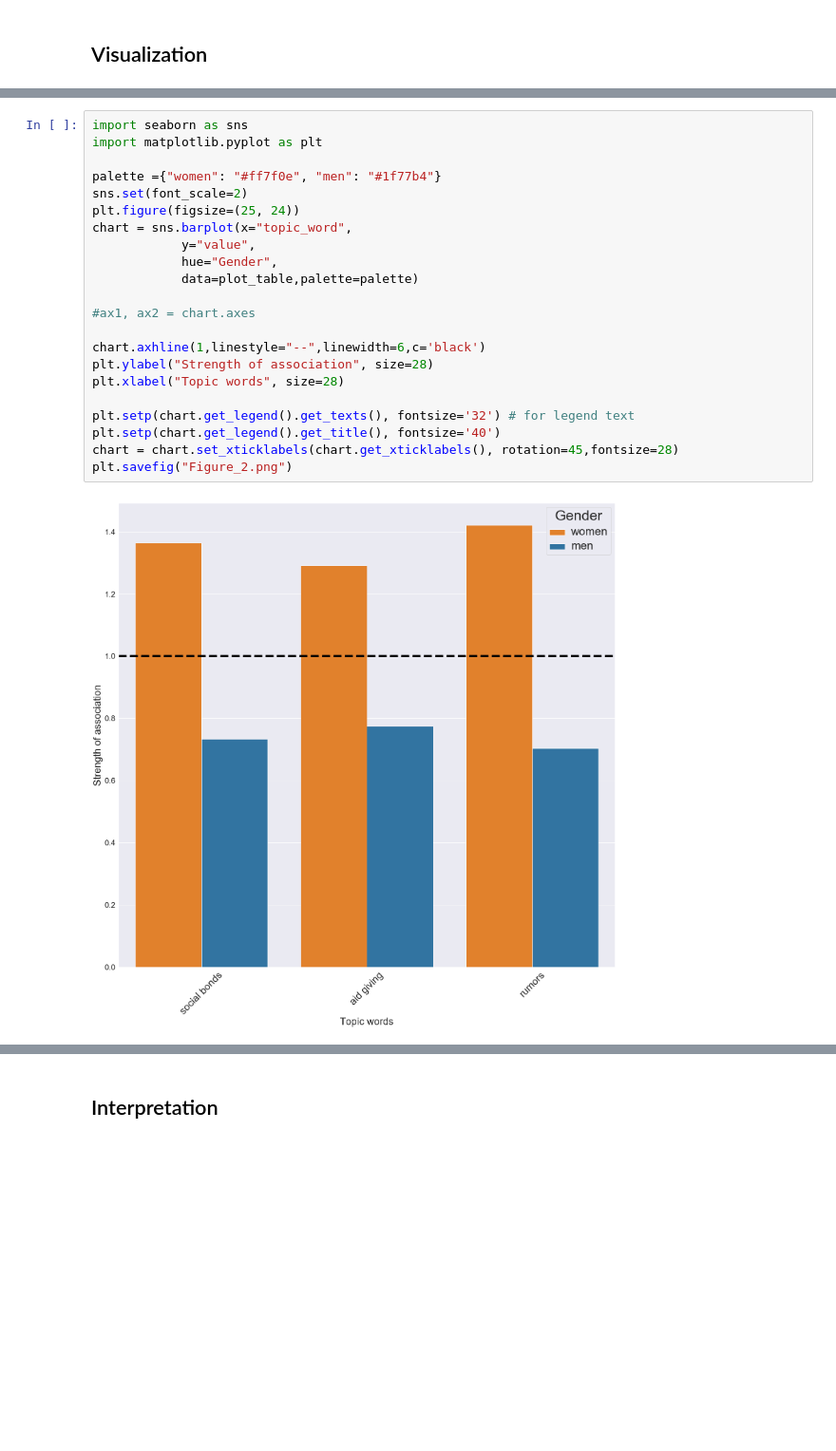
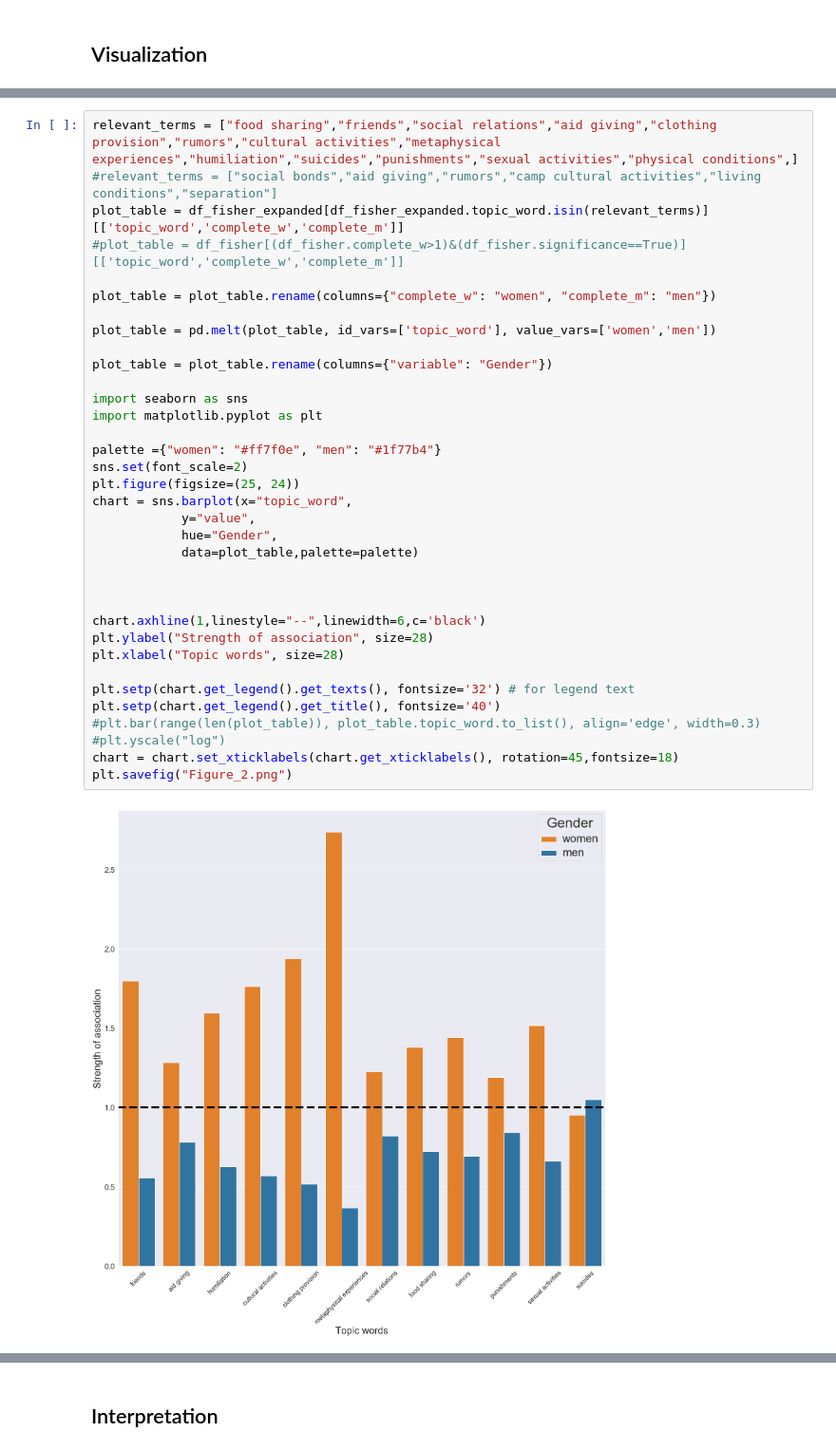
Before and after one commit to toth12/vha_auschwitz_report, a Jupyter notebook: notebooks/2_Significance_Sociability_Solidarity_Women_Men.ipynb, the cells around one changed output, grey strips where cells are left out. Shown: that part at 95% size. Drawn from its saved outputs; the diff is of its cells as text; blank space fills up the shorter version.

```diff
--- a/notebooks/2_Significance_Sociability_Solidarity_Women_Men.ipynb
+++ b/notebooks/2_Significance_Sociability_Solidarity_Women_Men.ipynb
@@ -352,24 +376,37 @@ plot_table = plot_table.rename(columns={"variable": "Gender"})
 # %%
+relevant_terms = ["food sharing","friends","social relations","aid giving","clothing provision","rumors","cultural activities","metaphysical experiences","humiliation","suicides","punishments","sexual activities","physical conditions",]
+#relevant_terms = ["social bonds","aid giving","rumors","camp cultural activities","living conditions","separation"]
+plot_table = df_fisher_expanded[df_fisher_expanded.topic_word.isin(relevant_terms)][['topic_word','complete_w','complete_m']]
+#plot_table = df_fisher[(df_fisher.complete_w>1)&(df_fisher.significance==True)][['topic_word','complete_w','complete_m']]
+
+plot_table = plot_table.rename(columns={"complete_w": "women", "complete_m": "men"})
+
+plot_table = pd.melt(plot_table, id_vars=['topic_word'], value_vars=['women','men'])
+
+plot_table = plot_table.rename(columns={"variable": "Gender"})
+
 import seaborn as sns
 import matplotlib.pyplot as plt
 
 palette ={"women": "#ff7f0e", "men": "#1f77b4"}
 sns.set(font_scale=2)
 plt.figure(figsize=(25, 24))
 chart = sns.barplot(x="topic_word",
             y="value",
             hue="Gender",
             data=plot_table,palette=palette)
 
-#ax1, ax2 = chart.axes
+
 
 chart.axhline(1,linestyle="--",linewidth=6,c='black')
 plt.ylabel("Strength of association", size=28)
 plt.xlabel("Topic words", size=28)
 
 plt.setp(chart.get_legend().get_texts(), fontsize='32') # for legend text
 plt.setp(chart.get_legend().get_title(), fontsize='40')
-chart = chart.set_xticklabels(chart.get_xticklabels(), rotation=45,fontsize=28)
+#plt.bar(range(len(plot_table)), plot_table.topic_word.to_list(), align='edge', width=0.3)
+#plt.yscale("log")
+chart = chart.set_xticklabels(chart.get_xticklabels(), rotation=45,fontsize=18)
 plt.savefig("Figure_2.png")
 # %% [output]
-[figure, old version]
+[figure, new version]
```
Also changed, not shown: parts of 24 cells of this notebook, 20 other files.
